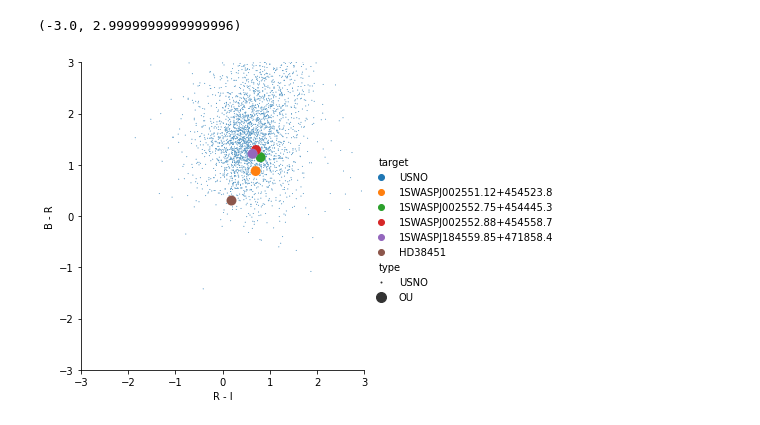
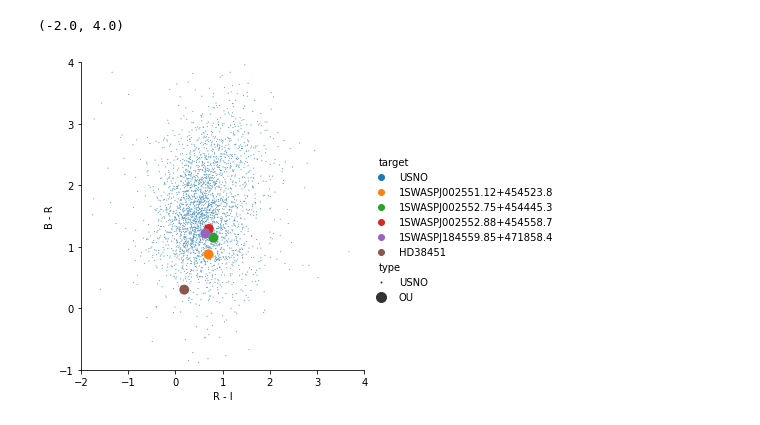
Before and after one commit to adammcmaster/pirate-photometry, a Jupyter notebook: colour.ipynb, the cells around one changed output. Drawn from its saved outputs; the diff is of its cells as text; code cells hidden in the pictures.

Commit message:
Centre plot

```diff
--- a/colour.ipynb
+++ b/colour.ipynb
@@ -50,15 +50,14 @@ df = pandas.concat([
 # %%
 seaborn.relplot(
     data=df,
     x='R - I',
     y='B - R',
     hue='target',
     size='type',
     sizes={'OU': 100, 'USNO': 1},
 )
-AXIS_LIM = 3
-pyplot.xlim([lim if numpy.abs(lim) <= AXIS_LIM else AXIS_LIM * lim/numpy.abs(lim) for lim in pyplot.xlim()])
-pyplot.ylim([lim if numpy.abs(lim) <= AXIS_LIM else AXIS_LIM * lim/numpy.abs(lim) for lim in pyplot.ylim()])
+pyplot.ylim((-1, 4))
+pyplot.xlim((-2, 4))
 # %% [output]
-(-3.0, 2.9999999999999996)
+(-2.0, 4.0)
-[figure, old version]
+[figure, new version]
```
